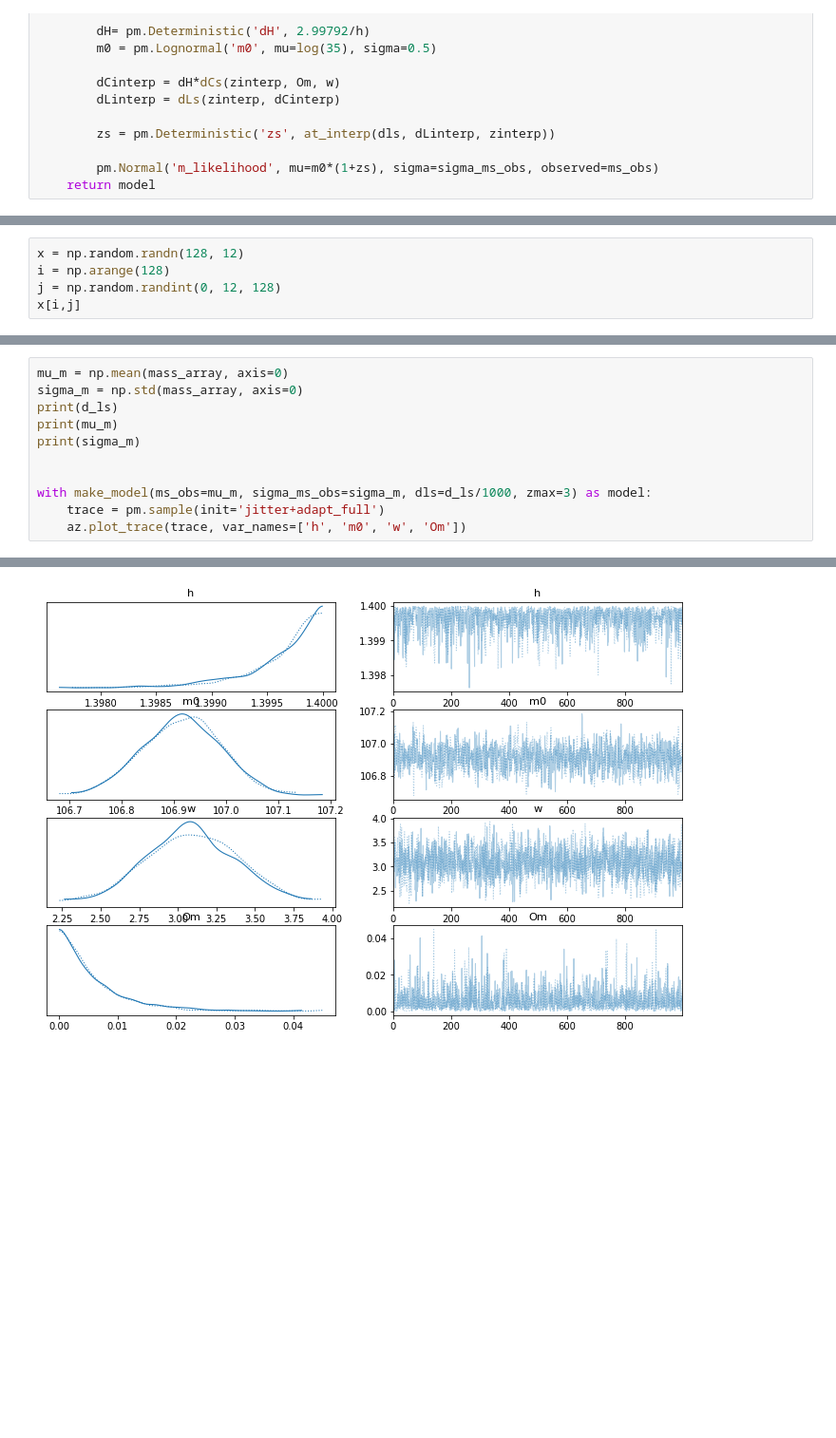
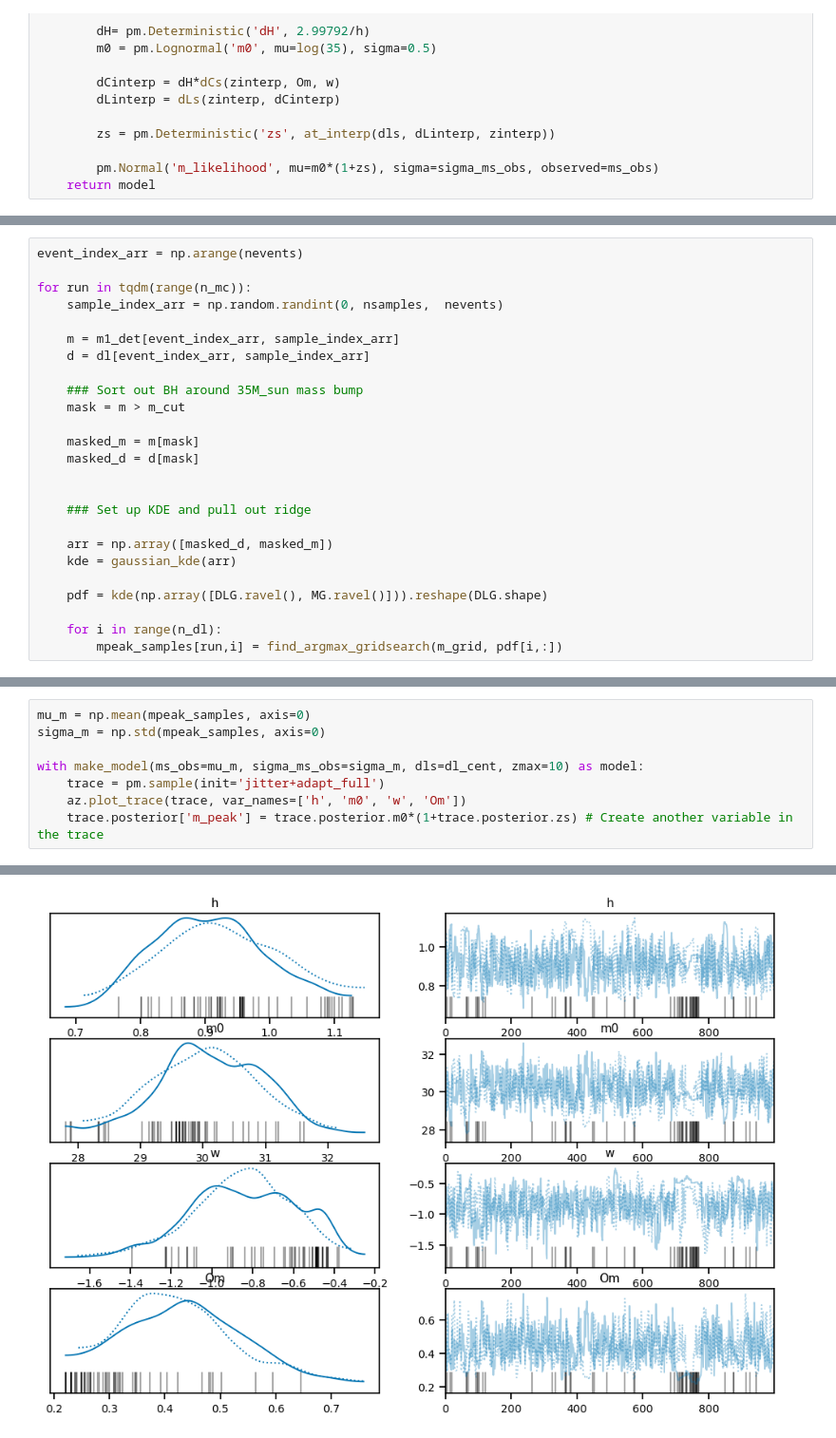
Before and after one commit to farr/FastMFCosmology, a Jupyter notebook: fit-mock-to-cosmo.ipynb, the cells around one changed output, grey strips where cells are left out. Shown at 95% size. Saved outputs shown, nothing was run; the diff lists cells and outputs as text; blank space fills up the shorter version.

Commit message:
It sort of works, but definitely returns biased values.

```diff
--- a/fit-mock-to-cosmo.ipynb
+++ b/fit-mock-to-cosmo.ipynb
@@ -148,5 +139,0 @@ with h5py.File(f, 'r') as hf:
-# %%
-x = np.random.randn(128, 12)
-i = np.arange(128)
-j = np.random.randint(0, 12, 128)
-x[i,j]
@@ -249,0 +184,25 @@ print(mass_array)
+# %%
+event_index_arr = np.arange(nevents)
+
+for run in tqdm(range(n_mc)):
+    sample_index_arr = np.random.randint(0, nsamples,  nevents)
+
+    m = m1_det[event_index_arr, sample_index_arr]
+    d = dl[event_index_arr, sample_index_arr]
+
+    ### Sort out BH around 35M_sun mass bump
+    mask = m > m_cut
+
+    masked_m = m[mask]
+    masked_d = d[mask]
+
+
+    ### Set up KDE and pull out ridge
+
+    arr = np.array([masked_d, masked_m])
+    kde = gaussian_kde(arr)
+
+    pdf = kde(np.array([DLG.ravel(), MG.ravel()])).reshape(DLG.shape)
+
+    for i in range(n_dl):
+        mpeak_samples[run,i] = find_argmax_gridsearch(m_grid, pdf[i,:])
@@ -250,12 +226,9 @@ print(mass_array)
 # %%
-mu_m = np.mean(mass_array, axis=0)
-sigma_m = np.std(mass_array, axis=0)
-print(d_ls)
-print(mu_m)
-print(sigma_m)
+mu_m = np.mean(mpeak_samples, axis=0)
+sigma_m = np.std(mpeak_samples, axis=0)
 
-
-with make_model(ms_obs=mu_m, sigma_ms_obs=sigma_m, dls=d_ls/1000, zmax=3) as model:
+with make_model(ms_obs=mu_m, sigma_ms_obs=sigma_m, dls=dl_cent, zmax=10) as model:
     trace = pm.sample(init='jitter+adapt_full')
     az.plot_trace(trace, var_names=['h', 'm0', 'w', 'Om'])
+    trace.posterior['m_peak'] = trace.posterior.m0*(1+trace.posterior.zs) # Create another variable in the trace
 # %% [output]
@@ -276 +244 @@ We recommend running at least 4 chains for robust computation of convergence dia
-[figure, old version]
+[figure, new version]
```
Also changed, not shown: parts of 14 cells of this notebook, 1 other file.
